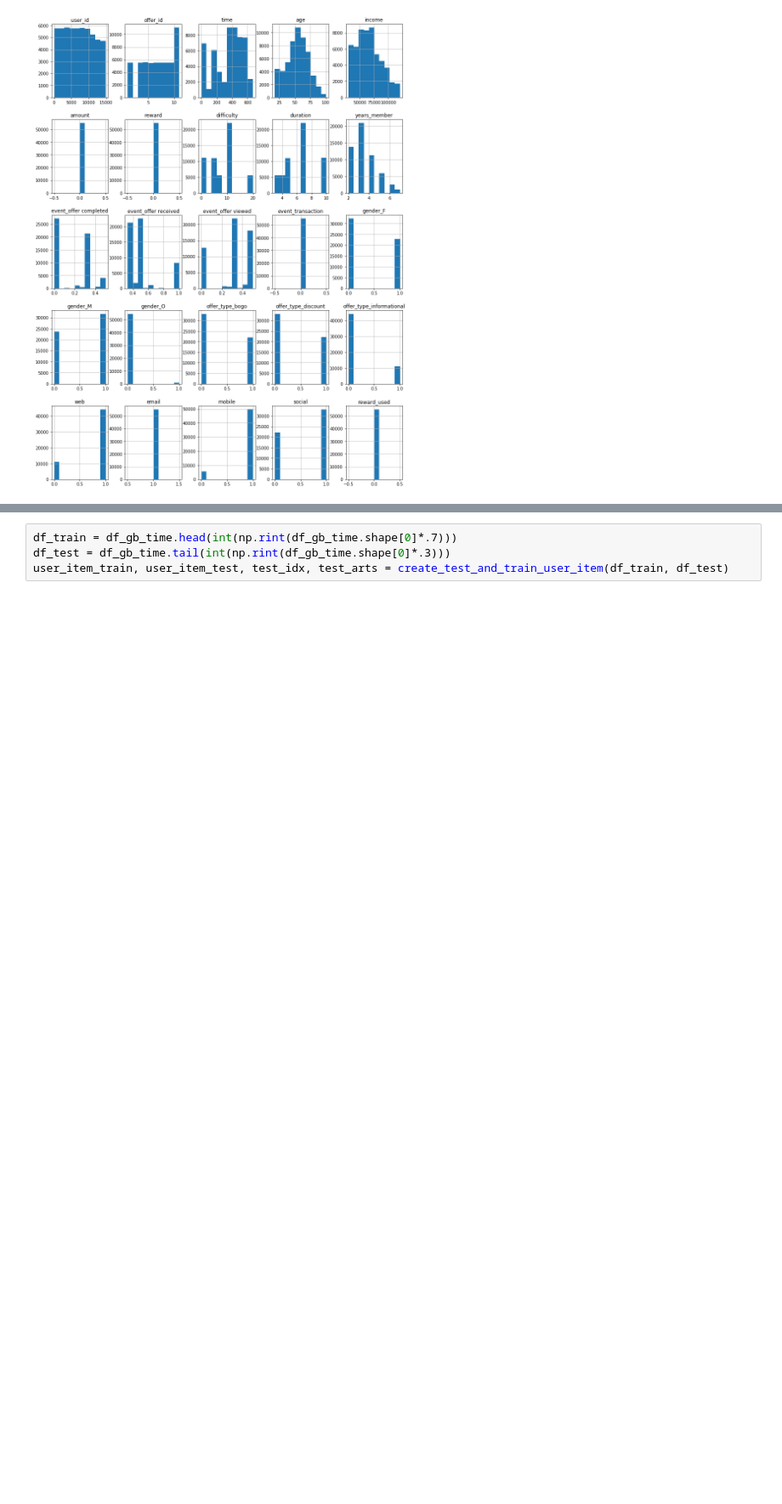
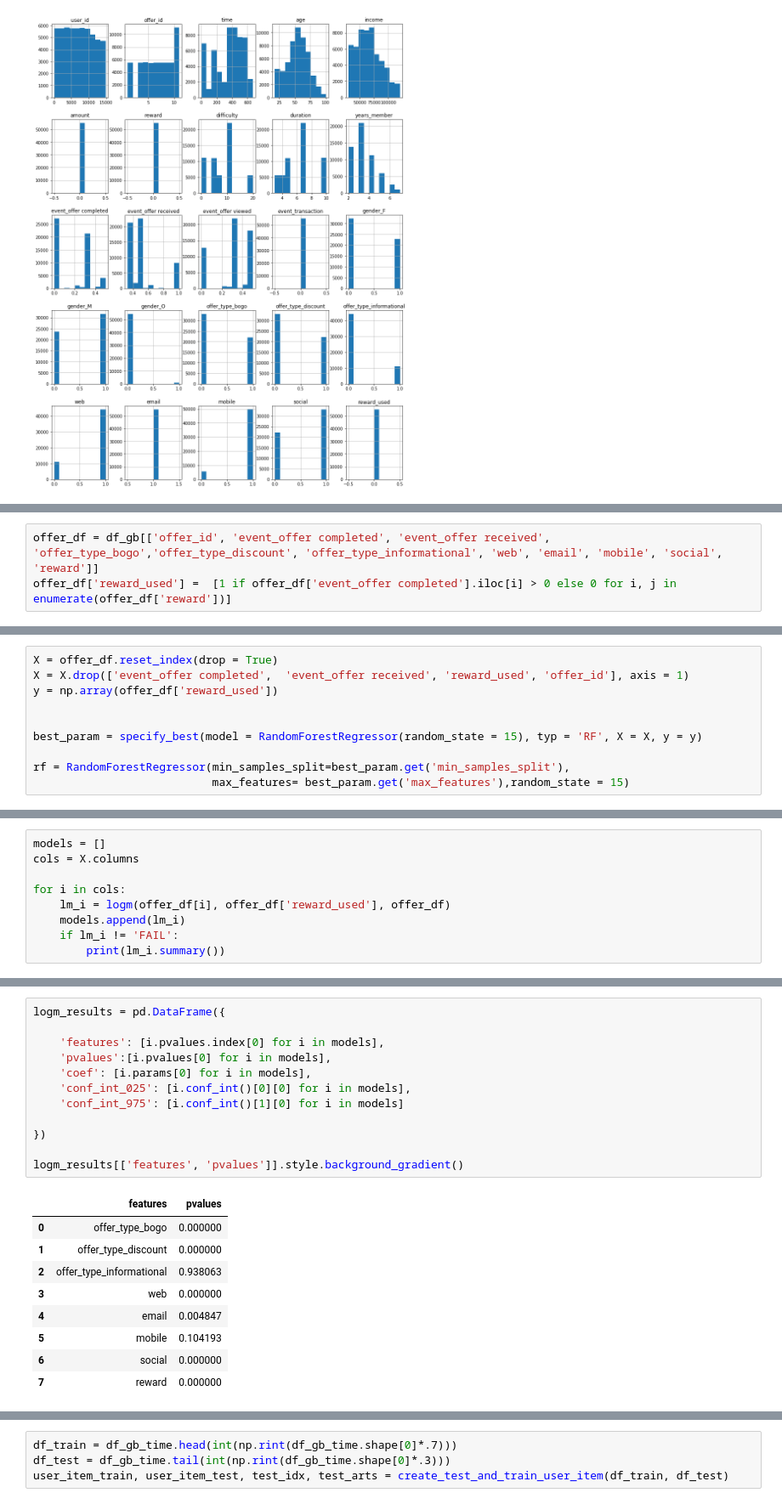
Before and after one commit to madkehl/Capstone, a Jupyter notebook: Starbucks Capstone .ipynb, the cells around one changed output, grey strips where cells are left out. Shown at 85% size. Cells and saved outputs as stored; diff of their text form; blank space fills up the shorter version.

```diff
--- a/Starbucks Capstone .ipynb
+++ b/Starbucks Capstone .ipynb
@@ -510,0 +687,3 @@ array([[<matplotlib.axes._subplots.AxesSubplot object at 0x...>,
+# %%
+offer_df = df_gb[['offer_id', 'event_offer completed', 'event_offer received', 'offer_type_bogo','offer_type_discount', 'offer_type_informational', 'web', 'email', 'mobile', 'social', 'reward']]
+offer_df['reward_used'] =  [1 if offer_df['event_offer completed'].iloc[i] > 0 else 0 for i, j in enumerate(offer_df['reward'])]
@@ -510,0 +695,10 @@ array([[<matplotlib.axes._subplots.AxesSubplot object at 0x...>,
+# %%
+X = offer_df.reset_index(drop = True)
+X = X.drop(['event_offer completed',  'event_offer received', 'reward_used', 'offer_id'], axis = 1)
+y = np.array(offer_df['reward_used'])
+
+
+best_param = specify_best(model = RandomForestRegressor(random_state = 15), typ = 'RF', X = X, y = y)
+
+rf = RandomForestRegressor(min_samples_split=best_param.get('min_samples_split'),
+                           max_features= best_param.get('max_features'),random_state = 15)
@@ -510,0 +729,9 @@ array([[<matplotlib.axes._subplots.AxesSubplot object at 0x...>,
+# %%
+models = []
+cols = X.columns
+
+for i in cols:
+    lm_i = logm(offer_df[i], offer_df['reward_used'], offer_df)
+    models.append(lm_i)
+    if lm_i != 'FAIL':
+        print(lm_i.summary())
@@ -510,0 +837,22 @@ array([[<matplotlib.axes._subplots.AxesSubplot object at 0x...>,
+# %%
+logm_results = pd.DataFrame({
+
+    'features': [i.pvalues.index[0] for i in models],
+    'pvalues':[i.pvalues[0] for i in models],
+    'coef': [i.params[0] for i in models],
+    'conf_int_025': [i.conf_int()[0][0] for i in models],
+    'conf_int_975': [i.conf_int()[1][0] for i in models]
+
+})
+
+logm_results[['features', 'pvalues']].style.background_gradient()
+# %% [output]
+|  | features | pvalues |
+| 0 | offer_type_bogo | 0.000000 |
+| 1 | offer_type_discount | 0.000000 |
+| 2 | offer_type_informational | 0.938063 |
+| 3 | web | 0.000000 |
+| 4 | email | 0.004847 |
+| 5 | mobile | 0.104193 |
+| 6 | social | 0.000000 |
+| 7 | reward | 0.000000 |
```
Also changed, not shown: parts of 33 cells of this notebook.
